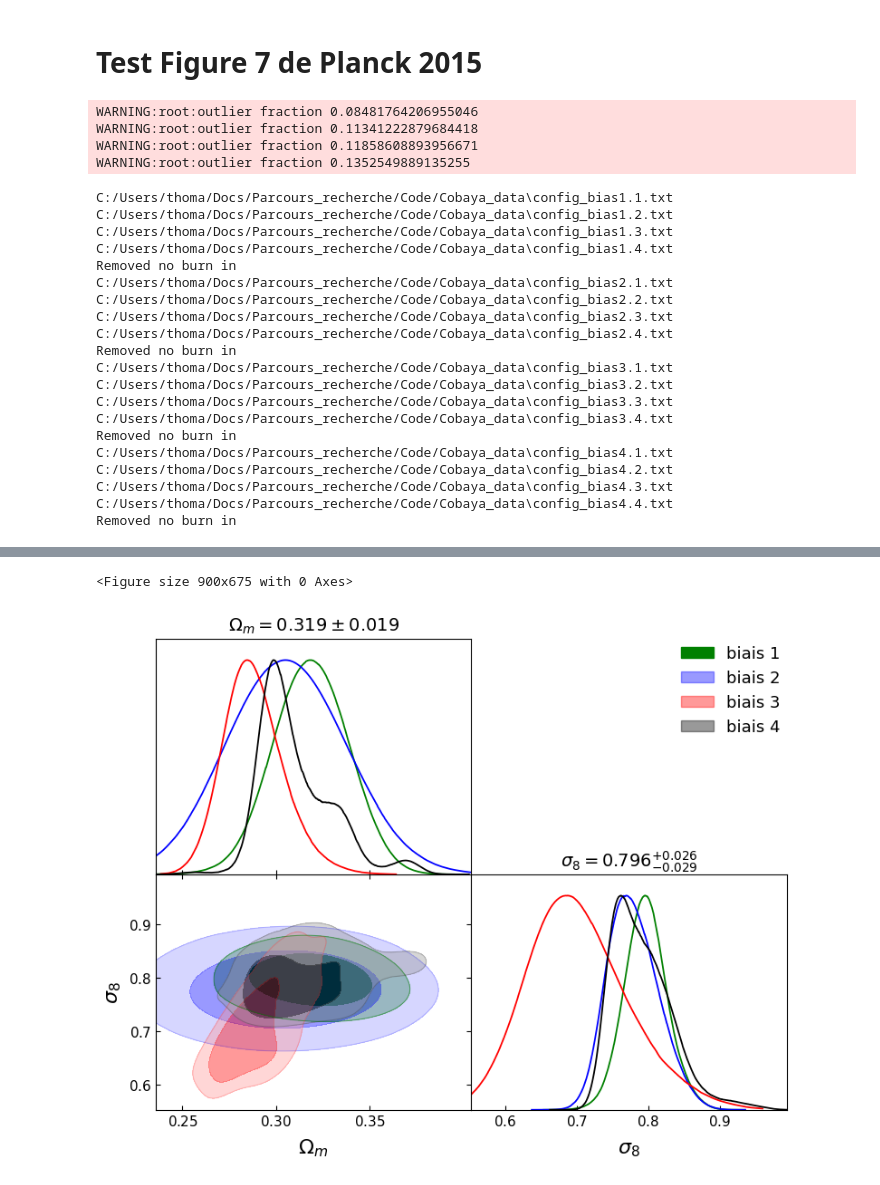
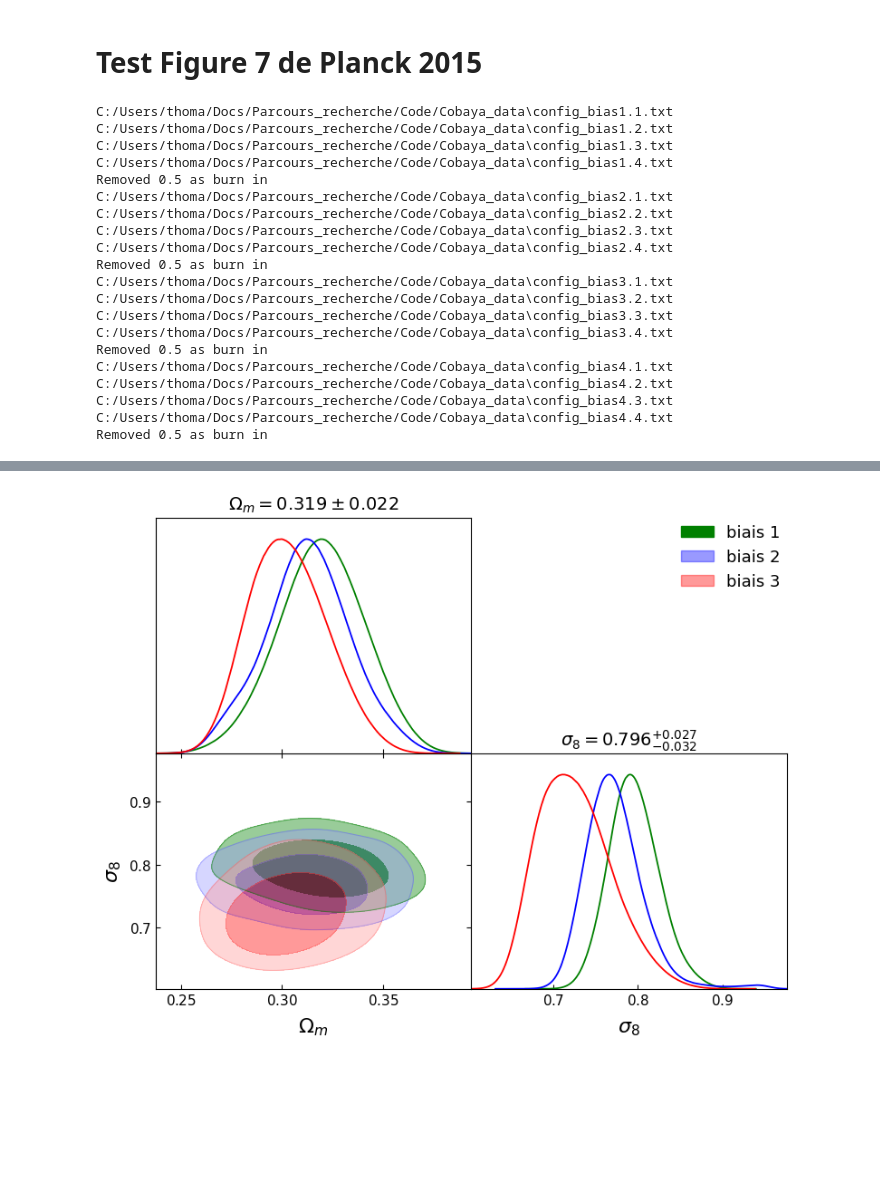
Before and after one commit to Thomas054/My_hmf, a Jupyter notebook: Cobaya/Test_Cobaya.ipynb, the cells around one changed output, grey strips where cells are left out. Drawn from its saved outputs; the diff is of its cells as text; code cells hidden in the pictures; blank space fills up the shorter version.

```diff
--- a/Cobaya/Test_Cobaya.ipynb
+++ b/Cobaya/Test_Cobaya.ipynb
@@ -69,44 +104,40 @@ g.triangle_plot(
 # %%
 path = "C:/Users/thoma/Docs/Parcours_recherche/Code/Cobaya_data/"
 run1=getdist.loadMCSamples(path+'config_bias1',
-                              #settings={'ignore_rows':0.3} # Pour ignorer les 30% premières lignes
+                              settings={'ignore_rows':0.5} # Pour ignorer les 30% premières lignes
 )
 run2=getdist.loadMCSamples(path+'config_bias2',
-                              #settings={'ignore_rows':0.3} # Pour ignorer les 30% premières lignes
+                              settings={'ignore_rows':0.5} # Pour ignorer les 30% premières lignes
 )
 run3=getdist.loadMCSamples(path+'config_bias3',
-                              #settings={'ignore_rows':0.3} # Pour ignorer les 30% premières lignes
+                              settings={'ignore_rows':0.5} # Pour ignorer les 30% premières lignes
 )
 run4=getdist.loadMCSamples(path+'config_bias4',
-                              #settings={'ignore_rows':0.3} # Pour ignorer les 30% premières lignes
+                              settings={'ignore_rows':0.5} # Pour ignorer les 30% premières lignes
 )
 # %% [output]
-WARNING:root:outlier fraction 0.08481764206955046
-WARNING:root:outlier fraction 0.11341222879684418
-WARNING:root:outlier fraction 0.11858608893956671
-WARNING:root:outlier fraction 0.1352549889135255
+C:/Users/thoma/Docs/Parcours_recherche/Code/Cobaya_data\config_bias1.1.txt
+C:/Users/thoma/Docs/Parcours_recherche/Code/Cobaya_data\config_bias1.2.txt
+C:/Users/thoma/Docs/Parcours_recherche/Code/Cobaya_data\config_bias1.3.txt
+C:/Users/thoma/Docs/Parcours_recherche/Code/Cobaya_data\config_bias1.4.txt
+Removed 0.5 as burn in
+C:/Users/thoma/Docs/Parcours_recherche/Code/Cobaya_data\config_bias2.1.txt
+C:/Users/thoma/Docs/Parcours_recherche/Code/Cobaya_data\config_bias2.2.txt
+C:/Users/thoma/Docs/Parcours_recherche/Code/Cobaya_data\config_bias2.3.txt
+C:/Users/thoma/Docs/Parcours_recherche/Code/Cobaya_data\config_bias2.4.txt
+Removed 0.5 as burn in
+C:/Users/thoma/Docs/Parcours_recherche/Code/Cobaya_data\config_bias3.1.txt
+C:/Users/thoma/Docs/Parcours_recherche/Code/Cobaya_data\config_bias3.2.txt
+C:/Users/thoma/Docs/Parcours_recherche/Code/Cobaya_data\config_bias3.3.txt
+C:/Users/thoma/Docs/Parcours_recherche/Code/Cobaya_data\config_bias3.4.txt
+Removed 0.5 as burn in
+C:/Users/thoma/Docs/Parcours_recherche/Code/Cobaya_data\config_bias4.1.txt
+C:/Users/thoma/Docs/Parcours_recherche/Code/Cobaya_data\config_bias4.2.txt
+C:/Users/thoma/Docs/Parcours_recherche/Code/Cobaya_data\config_bias4.3.txt
+C:/Users/thoma/Docs/Parcours_recherche/Code/Cobaya_data\config_bias4.4.txt
+Removed 0.5 as burn in
-C:/Users/thoma/Docs/Parcours_recherche/Code/Cobaya_data\config_bias1.1.txt
-C:/Users/thoma/Docs/Parcours_recherche/Code/Cobaya_data\config_bias1.2.txt
-C:/Users/thoma/Docs/Parcours_recherche/Code/Cobaya_data\config_bias1.3.txt
-C:/Users/thoma/Docs/Parcours_recherche/Code/Cobaya_data\config_bias1.4.txt
-Removed no burn in
-C:/Users/thoma/Docs/Parcours_recherche/Code/Cobaya_data\config_bias2.1.txt
-C:/Users/thoma/Docs/Parcours_recherche/Code/Cobaya_data\config_bias2.2.txt
-C:/Users/thoma/Docs/Parcours_recherche/Code/Cobaya_data\config_bias2.3.txt
-C:/Users/thoma/Docs/Parcours_recherche/Code/Cobaya_data\config_bias2.4.txt
-Removed no burn in
-C:/Users/thoma/Docs/Parcours_recherche/Code/Cobaya_data\config_bias3.1.txt
-C:/Users/thoma/Docs/Parcours_recherche/Code/Cobaya_data\config_bias3.2.txt
-C:/Users/thoma/Docs/Parcours_recherche/Code/Cobaya_data\config_bias3.3.txt
-C:/Users/thoma/Docs/Parcours_recherche/Code/Cobaya_data\config_bias3.4.txt
-Removed no burn in
-C:/Users/thoma/Docs/Parcours_recherche/Code/Cobaya_data\config_bias4.1.txt
-C:/Users/thoma/Docs/Parcours_recherche/Code/Cobaya_data\config_bias4.2.txt
-C:/Users/thoma/Docs/Parcours_recherche/Code/Cobaya_data\config_bias4.3.txt
-C:/Users/thoma/Docs/Parcours_recherche/Code/Cobaya_data\config_bias4.4.txt
-Removed no burn in
 # %%
-samples = [run1,run2,run3,run4]  # Liste des échantillons auxquels on s'intéresse
+samples = [run1,run2,run3]  # Liste des échantillons auxquels on s'intéresse
 g = plots.get_single_plotter(chain_dir=path, width_inch=9)  # width_inch = largeur de la figure
 
 # Pour faire joli
@@ -121,9 +152,9 @@ g.triangle_plot(
     samples,
     ["omegam", "sigma8"],   # Paramètres à afficher
     filled=[True],
-    legend_labels=["biais 1","biais 2", "biais 3", "biais 4"],  # 1 label par sample
+    legend_labels=["biais 1","biais 2", "biais 3"],  # 1 label par sample
     legend_loc="upper right",   # Position de la légende
-    contour_colors=["green", "blue", "red", "black"],
+    contour_colors=["green", "blue", "red"],
     title_limit=1,
     markers={"x2": 0},
 )
@@ -137,2 +165 @@ WARNING:root:2D kernel density bandwidth optimizer failed for omegam, sigma8. Us
-<Figure size 900x675 with 0 Axes>
-[figure, old version]
+[figure, new version]
```
Also changed, not shown: parts of 3 cells of this notebook.
